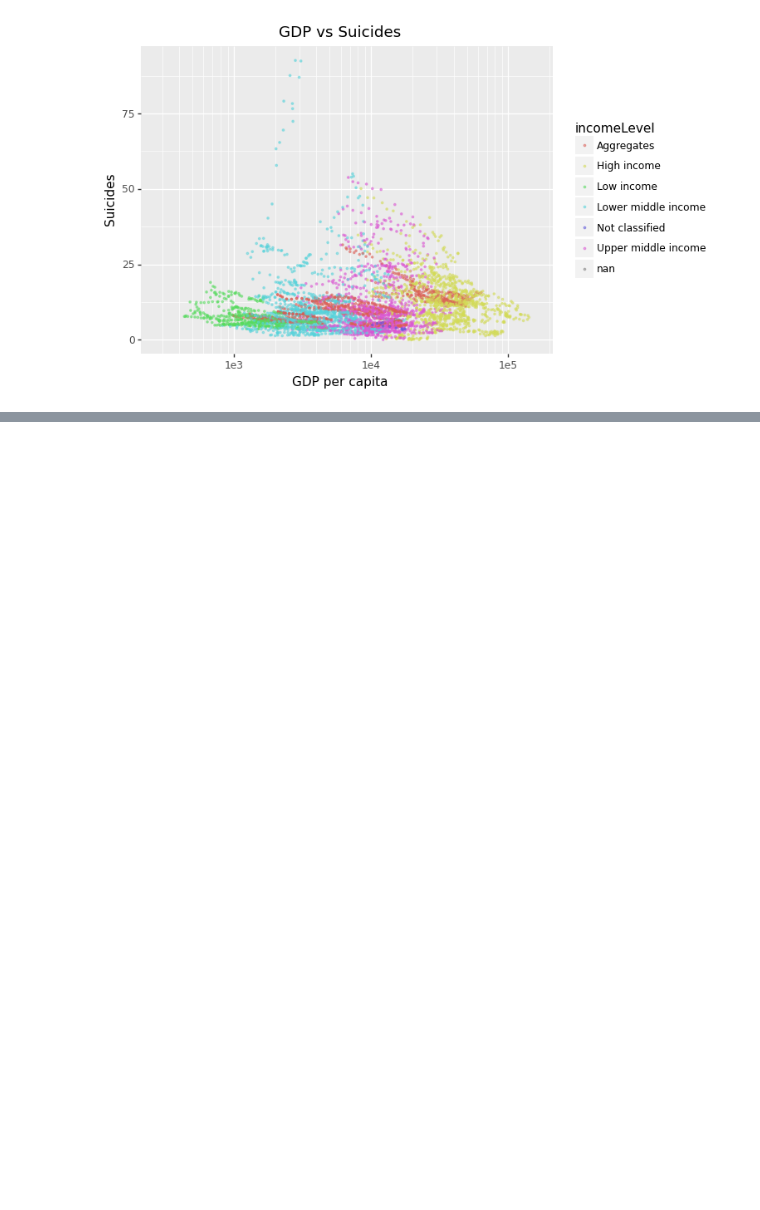
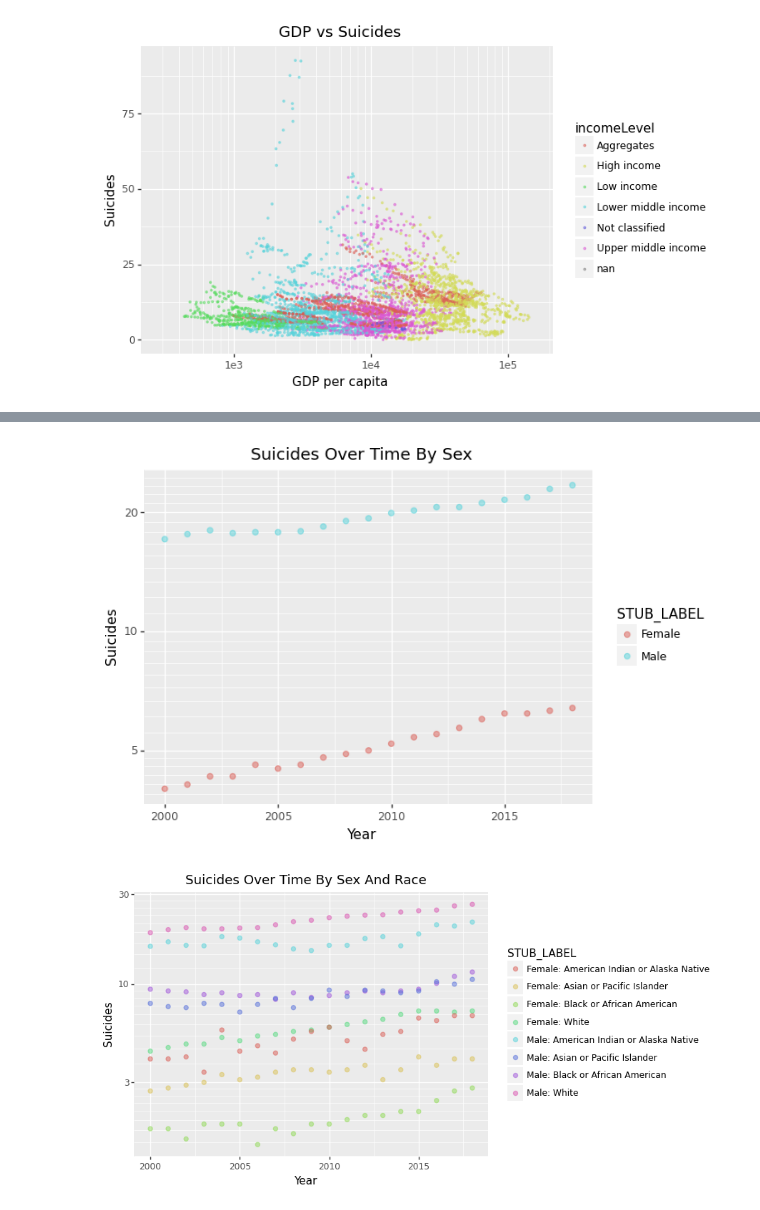
Before and after one commit to wadoodbutt/wadoodbutt.github.io, a Jupyter notebook: final_tutorial.ipynb, the cells around one changed output, grey strips where cells are left out. Saved outputs shown, nothing was run; the diff lists cells and outputs as text; code cells hidden in the pictures; blank space fills up the shorter version.

```diff
--- a/final_tutorial.ipynb
+++ b/final_tutorial.ipynb
@@ -196 +217,32 @@ display(data)
+# %%
+# splot = ggplot(data[(data['YEAR'] >= 2000) & (data['UNIT_NUM'] == 2) & (data['AGE'] == 'All ages') & (data['RACE'] == 'All race') & (data['SEX'] != 'All sex') & (data['ETHNICITY'] == 'All ethnicity')], aes(x='YEAR', y='ESTIMATE', color='SEX')) +\
+#     geom_point(size=2, alpha=0.5) +\
+#     labs(title="Suicides Over Time By Sex",
+#          x = "Year",
+#          y = "Suicides") + scale_y_log10()
+
+# splot = ggplot(data[data['STUB_LABEL'] != 'All persons'], aes(x='YEAR', y='ESTIMATE', color='STUB_LABEL')) +\
+#     geom_point(size=0.5, alpha=0.5) +\
+#     labs(title="Suicides Over Time By Race",
+#          x = "Year",
+#          y = "Suicides") + scale_y_log10()
+
+splot = ggplot(data[(data['YEAR'] >= 2000) & (data['UNIT_NUM'] == 2) & (data['STUB_NAME_NUM'] == 2)], aes(x='YEAR', y='ESTIMATE', color='STUB_LABEL')) +\
+    geom_point(size=2, alpha=0.5) +\
+    labs(title="Suicides Over Time By Sex",
+         x = "Year",
+         y = "Suicides") + scale_y_log10()
+
+print(splot)
+
+splot = ggplot(data[(data['YEAR'] >= 2000) & (data['UNIT_NUM'] == 2) & (data['STUB_NAME_NUM'] == 4)], aes(x='YEAR', y='ESTIMATE', color='STUB_LABEL')) +\
+    geom_point(size=2, alpha=0.5) +\
+    labs(title="Suicides Over Time By Sex And Race",
+         x = "Year",
+         y = "Suicides") + scale_y_log10()
+
+print(splot)
+# %% [output]
+[figure, added]
+[figure, added]
 # %%
```
Also changed, not shown: parts of 7 cells of this notebook.
